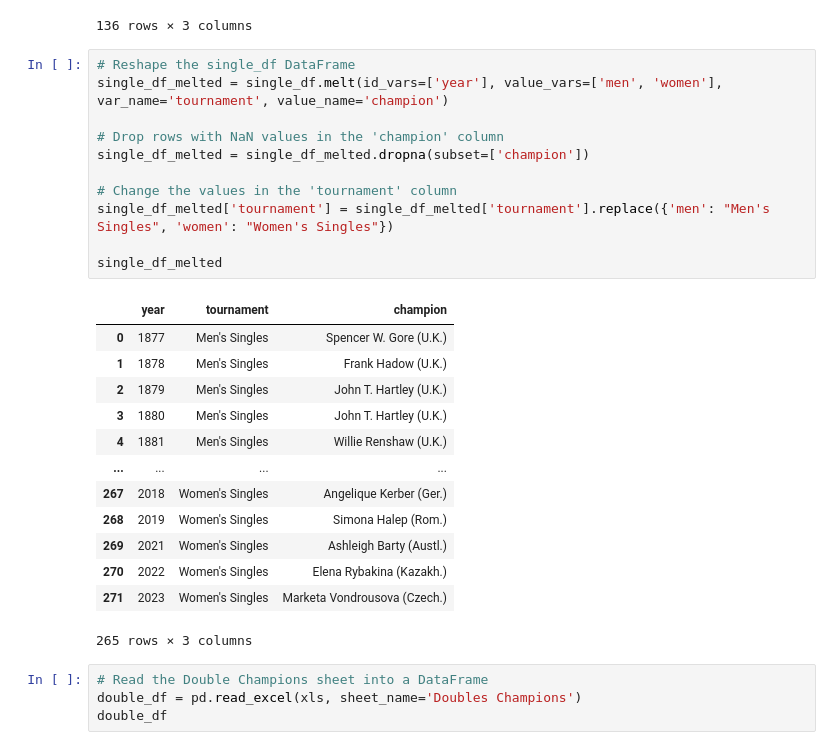
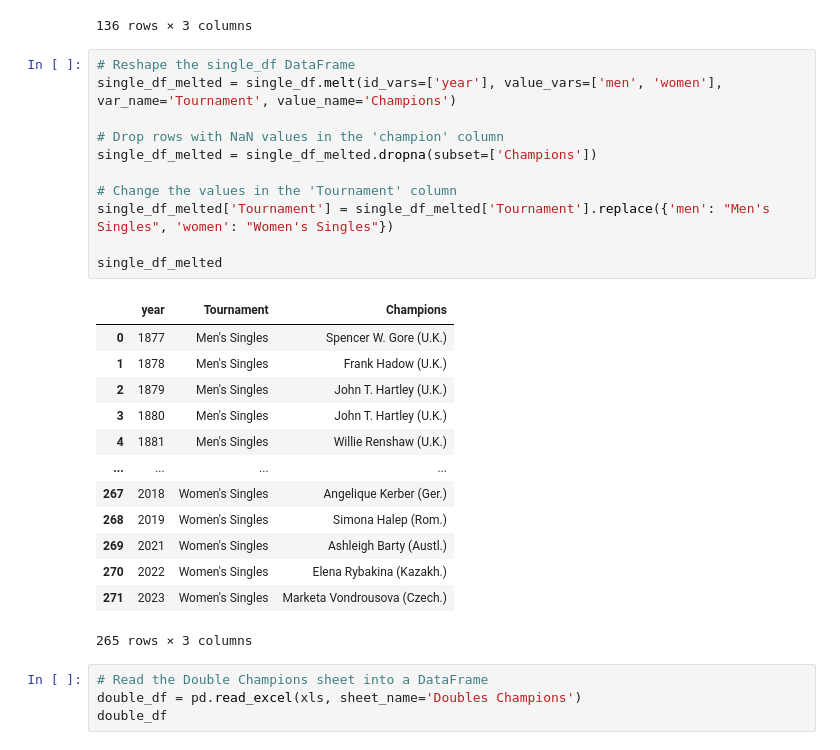
Before and after one commit to cuonglam0105/Preppin-Python, a Jupyter notebook: 2024_W28/2024W28_Solution.ipynb, the cells around one changed output. Cells and saved outputs as stored; diff of their text form.

```diff
--- a/2024_W28/2024W28_Solution.ipynb
+++ b/2024_W28/2024W28_Solution.ipynb
@@ -120,17 +120,17 @@ single_df
 136 rows × 3 columns
 # %%
 # Reshape the single_df DataFrame
-single_df_melted = single_df.melt(id_vars=['year'], value_vars=['men', 'women'], var_name='tournament', value_name='champion')
+single_df_melted = single_df.melt(id_vars=['year'], value_vars=['men', 'women'], var_name='Tournament', value_name='Champions')
 
 # Drop rows with NaN values in the 'champion' column
-single_df_melted = single_df_melted.dropna(subset=['champion'])
+single_df_melted = single_df_melted.dropna(subset=['Champions'])
 
-# Change the values in the 'tournament' column
-single_df_melted['tournament'] = single_df_melted['tournament'].replace({'men': "Men's Singles", 'women': "Women's Singles"})
+# Change the values in the 'Tournament' column
+single_df_melted['Tournament'] = single_df_melted['Tournament'].replace({'men': "Men's Singles", 'women': "Women's Singles"})
 
 single_df_melted
 # %% [output]
-|  | year | tournament | champion |
+|  | year | Tournament | Champions |
 | 0 | 1877 | Men's Singles | Spencer W. Gore (U.K.) |
 | 1 | 1878 | Men's Singles | Frank Hadow (U.K.) |
 | 2 | 1879 | Men's Singles | John T. Hartley (U.K.) |
```
Also changed, not shown: parts of 9 cells of this notebook.
